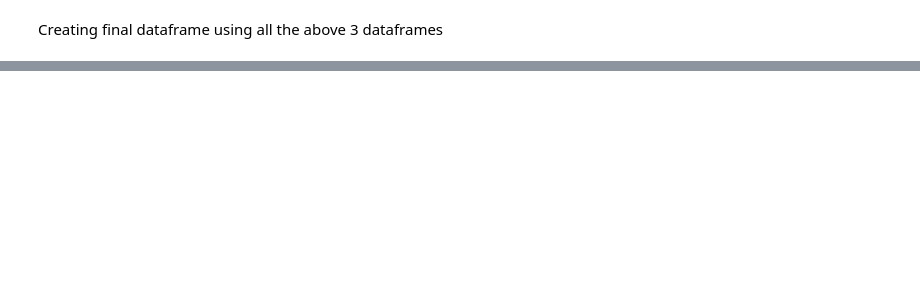
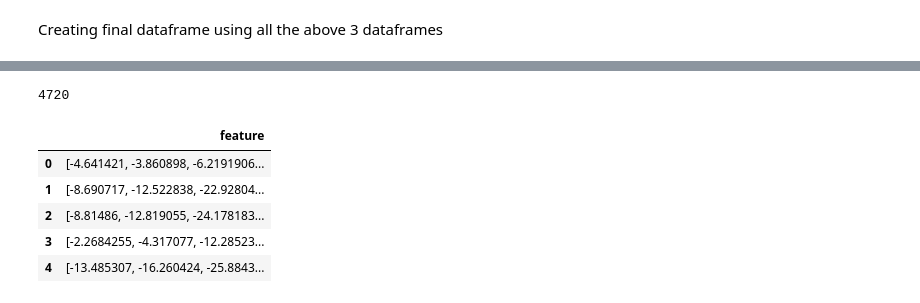
Before and after one commit to SinghYuvraj01/Speech-emotion-Recoginition, a Jupyter notebook: Project_Code.ipynb, the cells around one changed output, grey strips where cells are left out. Saved outputs shown, nothing was run; the diff lists cells and outputs as text; code cells hidden in the pictures; blank space fills up the shorter version.

```diff
--- a/Project_Code.ipynb
+++ b/Project_Code.ipynb
@@ -299,0 +344,34 @@ data.sample(10)
+# %%
+# Now lets extract this feature for entire dataset and then concatinate this feature column into our dataframe
+dataframe = pd.DataFrame(columns=['feature'])
+
+# loop for the feature extraction from the entire dataset
+counter=0
+for index,path in enumerate(audio_data.path):
+    X, sample_rate = librosa.load(path
+                                  , res_type='kaiser_fast'
+                                  ,duration=2.5
+                                  ,sr=44100
+                                  ,offset=0.5
+                                 )
+    sample_rate = np.array(sample_rate)
+
+    # mean as the feature. Could do min and max etc as well.
+    mfccs = np.mean(librosa.feature.mfcc(y=X,
+                                        sr=sample_rate,
+                                        n_mfcc=13),
+                    axis=0)
+    dataframe.loc[counter] = [mfccs]
+    counter=counter+1
+
+# Check a few records to make sure its processed successfully
+print(len(dataframe))
+dataframe.head()
+# %% [output]
+4720
+|  | feature |
+| 0 | [-4.641421, -3.860898, -6.2191906... |
+| 1 | [-8.690717, -12.522838, -22.92804... |
+| 2 | [-8.81486, -12.819055, -24.178183... |
+| 3 | [-2.2684255, -4.317077, -12.28523... |
+| 4 | [-13.485307, -16.260424, -25.8843... |
```
Also changed, not shown: parts of 13 cells of this notebook.
